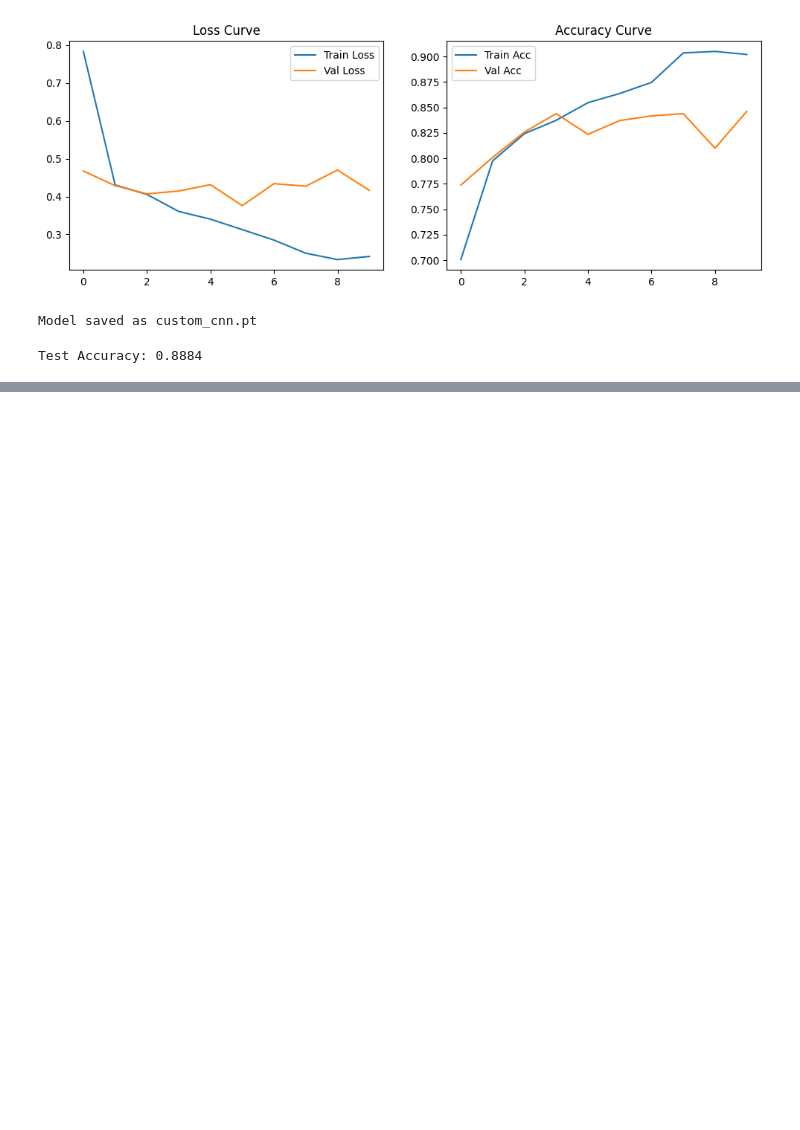
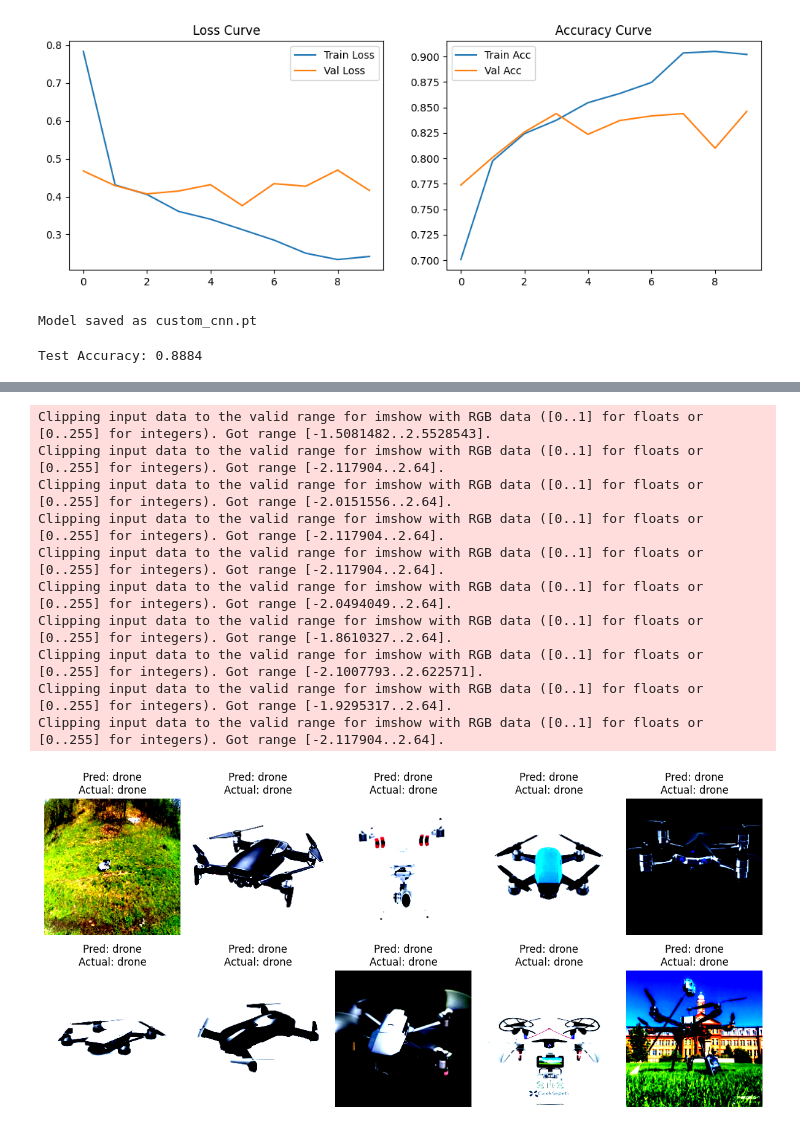
Before and after one commit to viraj-gavade/Aerial-Object-Classification---Detection, a Jupyter notebook: notebooks/experiments.ipynb, the cells around one changed output, grey strips where cells are left out. Saved outputs shown, nothing was run; the diff lists cells and outputs as text; code cells hidden in the pictures; blank space fills up the shorter version.

```diff
--- a/notebooks/experiments.ipynb
+++ b/notebooks/experiments.ipynb
@@ -256,0 +263,5 @@ Test Accuracy: 0.8884
+# %%
+device = "cuda" if torch.cuda.is_available() else "cpu"
+print("Using:", device)
+
+model = models.mobilenet_v2(weights="IMAGENET1K_V1")
@@ -256,0 +547,34 @@ Test Accuracy: 0.8884
+# %%
+import random
+
+idx = random.randint(0, len(test_ds)-10)
+
+plt.figure(figsize=(12, 6))
+
+for i in range(10):
+    img, label = test_ds[idx + i]
+    img_tensor = img.unsqueeze(0).to(device)
+
+    with torch.no_grad():
+        output = model(img_tensor)
+        _, pred = torch.max(output, 1)
+
+    plt.subplot(2, 5, i+1)
+    plt.imshow(img.permute(1,2,0))
+    plt.title(f"Pred: {test_ds.classes[pred]}\nActual: {test_ds.classes[label]}")
+    plt.axis("off")
+
+plt.tight_layout()
+plt.show()
+# %% [output]
+Clipping input data to the valid range for imshow with RGB data ([0..1] for floats or [0..255] for integers). Got range [-1.5081482..2.5528543].
+Clipping input data to the valid range for imshow with RGB data ([0..1] for floats or [0..255] for integers). Got range [-2.117904..2.64].
+Clipping input data to the valid range for imshow with RGB data ([0..1] for floats or [0..255] for integers). Got range [-2.0151556..2.64].
+Clipping input data to the valid range for imshow with RGB data ([0..1] for floats or [0..255] for integers). Got range [-2.117904..2.64].
+Clipping input data to the valid range for imshow with RGB data ([0..1] for floats or [0..255] for integers). Got range [-2.117904..2.64].
+Clipping input data to the valid range for imshow with RGB data ([0..1] for floats or [0..255] for integers). Got range [-2.0494049..2.64].
+Clipping input data to the valid range for imshow with RGB data ([0..1] for floats or [0..255] for integers). Got range [-1.8610327..2.64].
+Clipping input data to the valid range for imshow with RGB data ([0..1] for floats or [0..255] for integers). Got range [-2.1007793..2.622571].
+Clipping input data to the valid range for imshow with RGB data ([0..1] for floats or [0..255] for integers). Got range [-1.9295317..2.64].
+Clipping input data to the valid range for imshow with RGB data ([0..1] for floats or [0..255] for integers). Got range [-2.117904..2.64].
+[figure, added]
```
Also changed, not shown: parts of 19 cells of this notebook.
